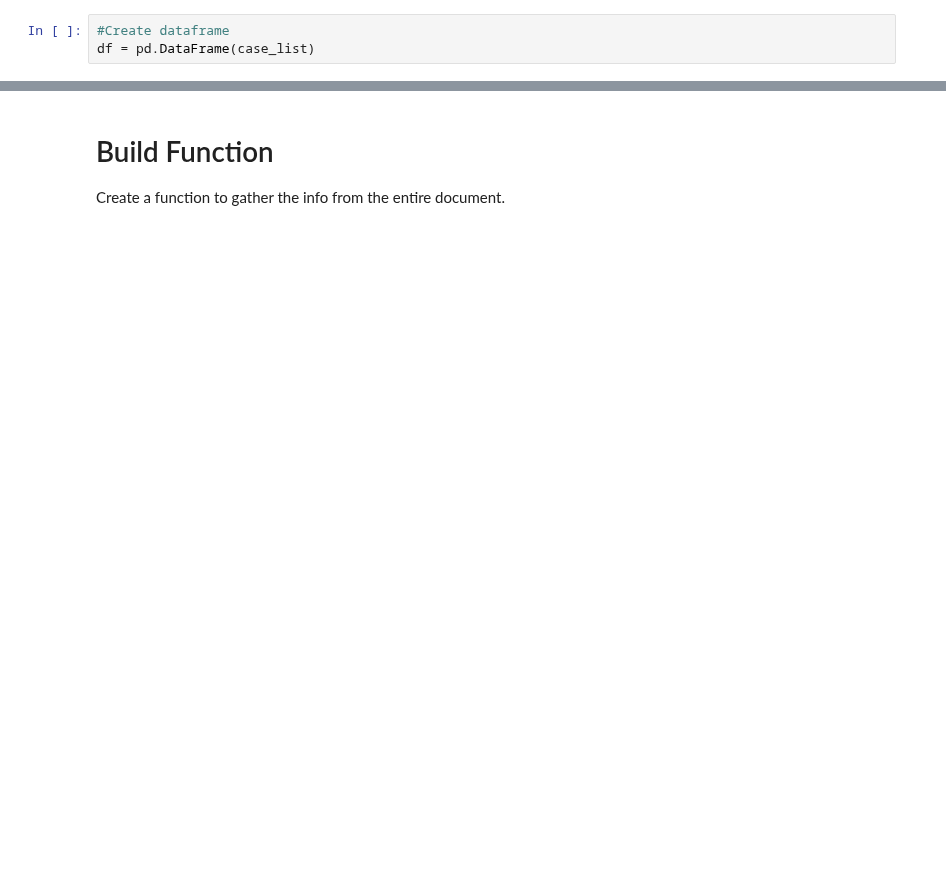
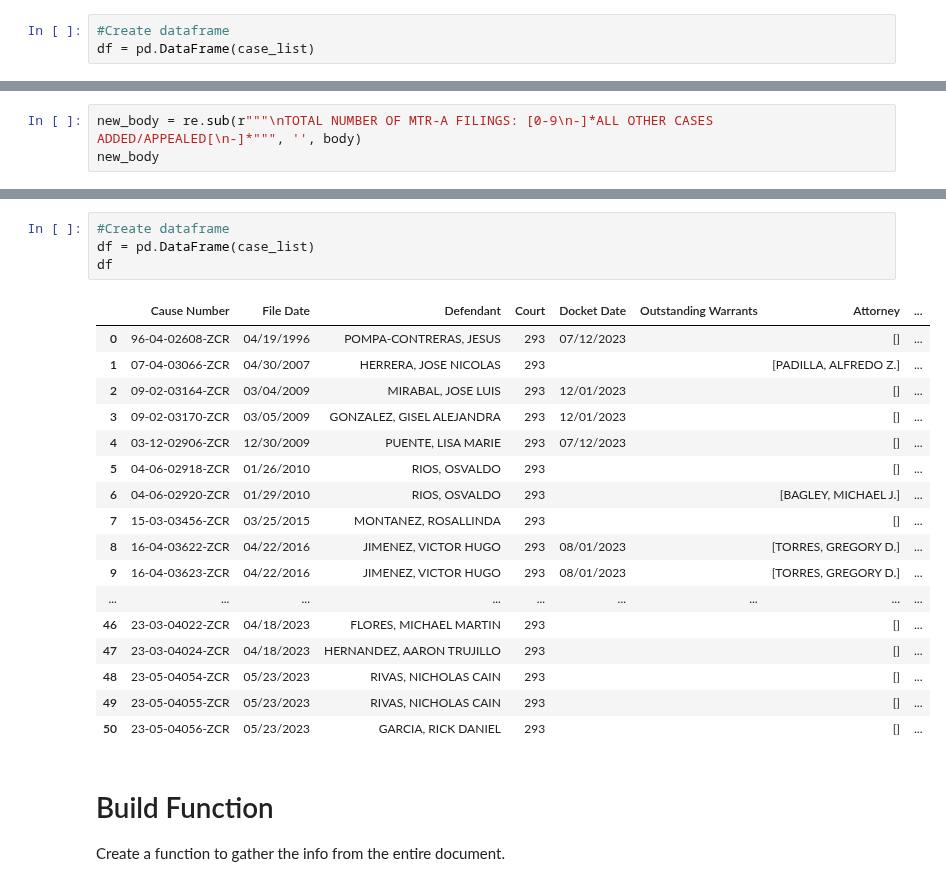
Before and after one commit to District-Court-293rd/293rd_pending_cases, a Jupyter notebook: jsmith_criminal_workbook.ipynb, the cells around one changed output, grey strips where cells are left out. Drawn from its saved outputs; the diff is of its cells as text; blank space fills up the shorter version.

```diff
--- a/jsmith_criminal_workbook.ipynb
+++ b/jsmith_criminal_workbook.ipynb
@@ -304,0 +437,3 @@ df
+# %%
+new_body = re.sub(r"""\nTOTAL NUMBER OF MTR-A FILINGS: [0-9\n-]*ALL OTHER CASES ADDED/APPEALED[\n-]*""", '', body)
+new_body
@@ -305,3 +540,25 @@ df
+# %%
+#Create dataframe
+df = pd.DataFrame(case_list)
+df
+# %% [output]
+|  | Cause Number | File Date | Defendant | Court | Docket Date | Outstanding Warrants | Attorney | ... |
+| 0 | 96-04-02608-ZCR | 04/19/1996 | POMPA-CONTRERAS, JESUS | 293 | 07/12/2023 |  | [] | ... |
+| 1 | 07-04-03066-ZCR | 04/30/2007 | HERRERA, JOSE NICOLAS | 293 |  |  | [PADILLA, ALFREDO Z.] | ... |
+| 2 | 09-02-03164-ZCR | 03/04/2009 | MIRABAL, JOSE LUIS | 293 | 12/01/2023 |  | [] | ... |
+| 3 | 09-02-03170-ZCR | 03/05/2009 | GONZALEZ, GISEL ALEJANDRA | 293 | 12/01/2023 |  | [] | ... |
+| 4 | 03-12-02906-ZCR | 12/30/2009 | PUENTE, LISA MARIE | 293 | 07/12/2023 |  | [] | ... |
+| 5 | 04-06-02918-ZCR | 01/26/2010 | RIOS, OSVALDO | 293 |  |  | [] | ... |
+| 6 | 04-06-02920-ZCR | 01/29/2010 | RIOS, OSVALDO | 293 |  |  | [BAGLEY, MICHAEL J.] | ... |
+| 7 | 15-03-03456-ZCR | 03/25/2015 | MONTANEZ, ROSALLINDA | 293 |  |  | [] | ... |
+| 8 | 16-04-03622-ZCR | 04/22/2016 | JIMENEZ, VICTOR HUGO | 293 | 08/01/2023 |  | [TORRES, GREGORY D.] | ... |
+| 9 | 16-04-03623-ZCR | 04/22/2016 | JIMENEZ, VICTOR HUGO | 293 | 08/01/2023 |  | [TORRES, GREGORY D.] | ... |
+| ... | ... | ... | ... | ... | ... | ... | ... | ... |
+| 46 | 23-03-04022-ZCR | 04/18/2023 | FLORES, MICHAEL MARTIN | 293 |  |  | [] | ... |
+| 47 | 23-03-04024-ZCR | 04/18/2023 | HERNANDEZ, AARON TRUJILLO | 293 |  |  | [] | ... |
+| 48 | 23-05-04054-ZCR | 05/23/2023 | RIVAS, NICHOLAS CAIN | 293 |  |  | [] | ... |
+| 49 | 23-05-04055-ZCR | 05/23/2023 | RIVAS, NICHOLAS CAIN | 293 |  |  | [] | ... |
+| 50 | 23-05-04056-ZCR | 05/23/2023 | GARCIA, RICK DANIEL | 293 |  |  | [] | ... |
 # %% [markdown]
 # Build Function
 
```
Also changed, not shown: parts of 57 cells of this notebook, 2 other files.
